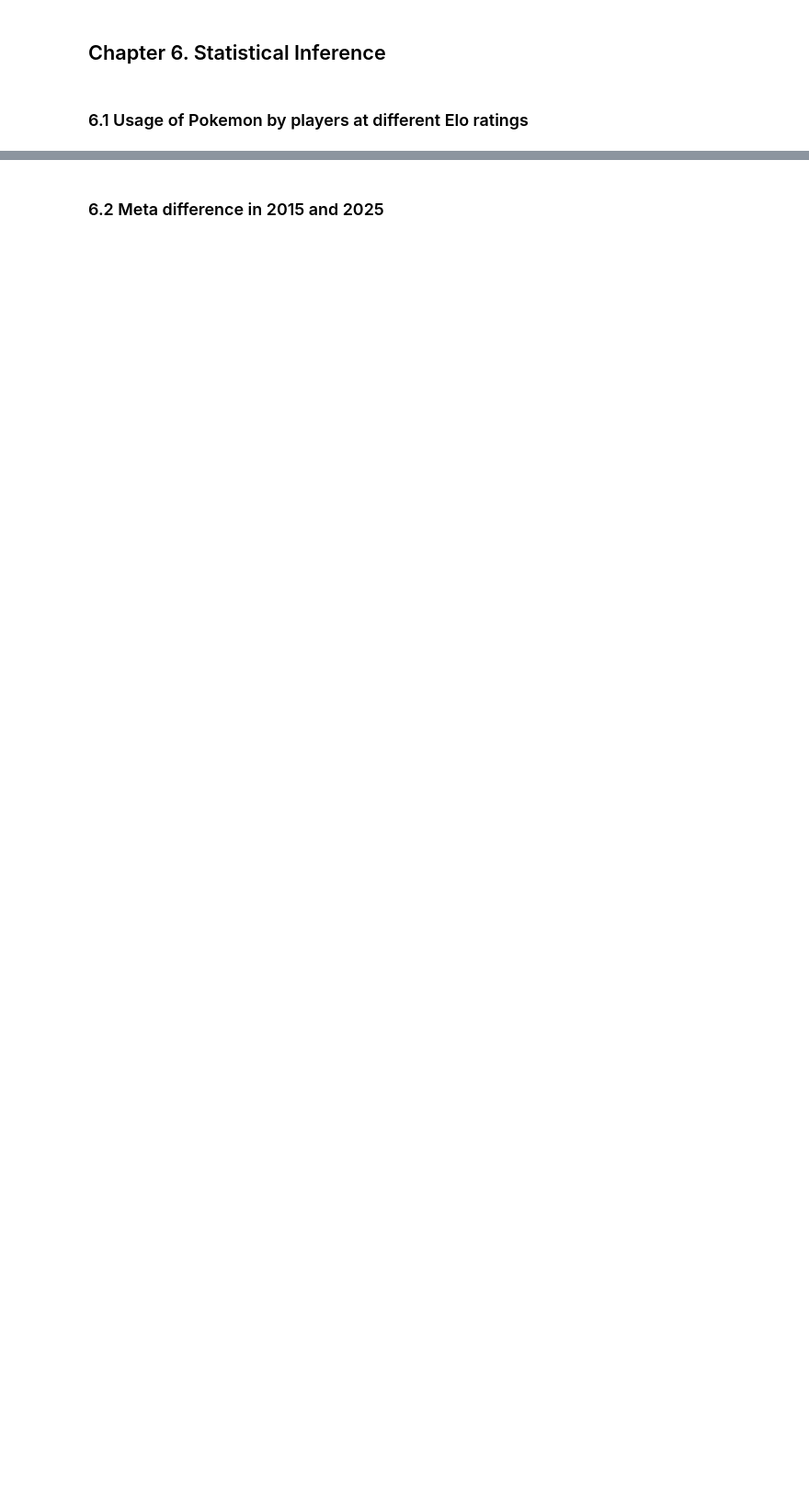
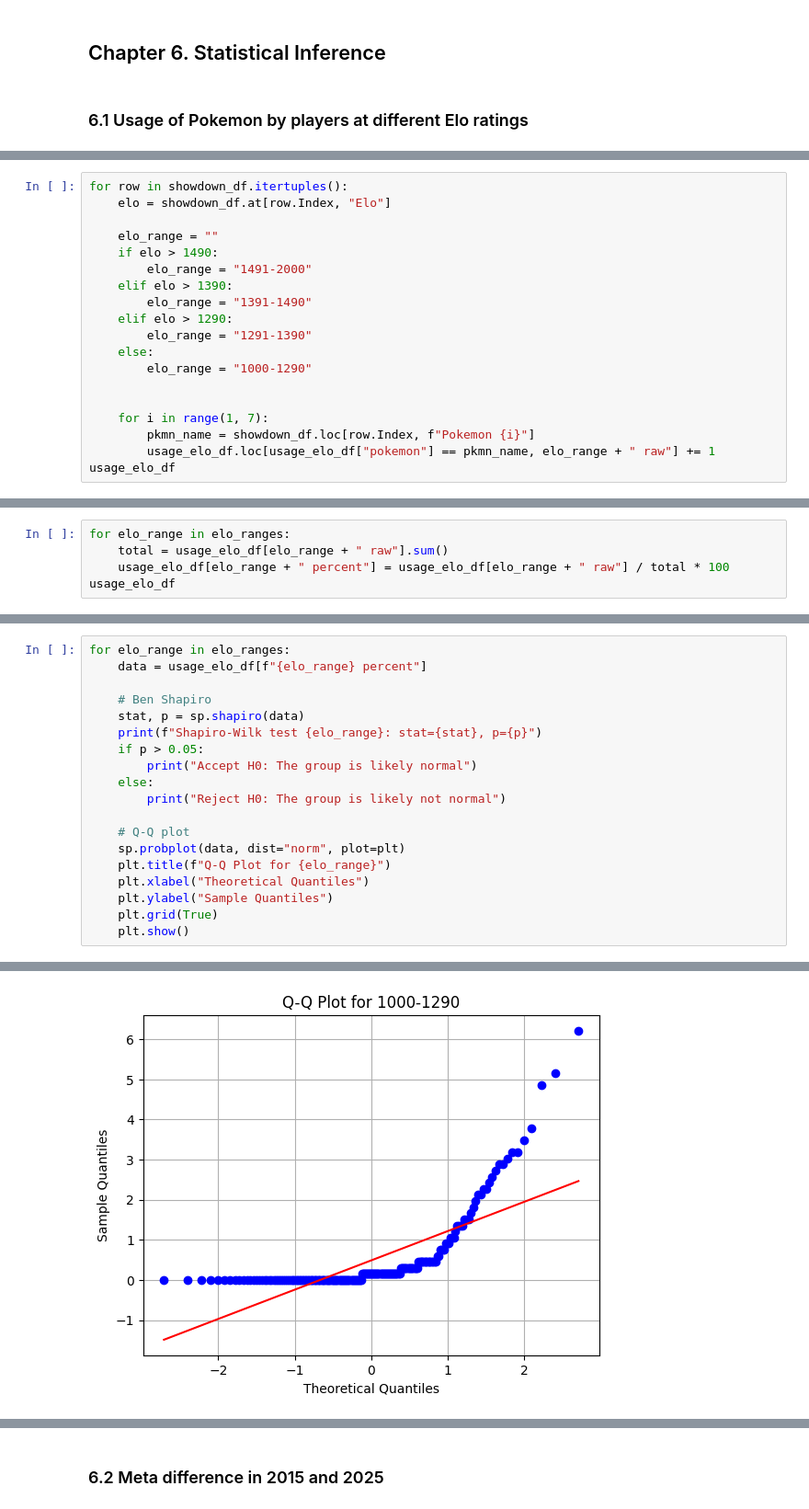
Before and after one commit to jrgo7/csmodel-mco, a Jupyter notebook: phase-2.ipynb, the cells around one changed output, grey strips where cells are left out. Shown at 92% size. Drawn from its saved outputs; the diff is of its cells as text; blank space fills up the shorter version.

Commit message:
feat: Merge Wilcoxon, Kruskal-Wallis, ans Mann-Whitney as well as write some interpretation for Data Mining

```diff
--- a/phase-2.ipynb
+++ b/phase-2.ipynb
@@ -1329,0 +1391,19 @@ KURT HELP !!!!!
+# %%
+for row in showdown_df.itertuples():
+    elo = showdown_df.at[row.Index, "Elo"]
+
+    elo_range = ""
+    if elo > 1490:
+        elo_range = "1491-2000"
+    elif elo > 1390:
+        elo_range = "1391-1490"
+    elif elo > 1290:
+        elo_range = "1291-1390"
+    else:
+        elo_range = "1000-1290"
+
+
+    for i in range(1, 7):
+        pkmn_name = showdown_df.loc[row.Index, f"Pokemon {i}"]
+        usage_elo_df.loc[usage_elo_df["pokemon"] == pkmn_name, elo_range + " raw"] += 1
+usage_elo_df
@@ -1329,0 +1426,5 @@ KURT HELP !!!!!
+# %%
+for elo_range in elo_ranges:
+    total = usage_elo_df[elo_range + " raw"].sum()
+    usage_elo_df[elo_range + " percent"] = usage_elo_df[elo_range + " raw"] / total * 100
+usage_elo_df
@@ -1329,0 +1461,20 @@ KURT HELP !!!!!
+# %%
+for elo_range in elo_ranges:
+    data = usage_elo_df[f"{elo_range} percent"]
+
+    # Ben Shapiro
+    stat, p = sp.shapiro(data)
+    print(f"Shapiro-Wilk test {elo_range}: stat={stat}, p={p}")
+    if p > 0.05:
+        print("Accept H0: The group is likely normal")
+    else:
+        print("Reject H0: The group is likely not normal")
+
+    # Q-Q plot
+    sp.probplot(data, dist="norm", plot=plt)
+    plt.title(f"Q-Q Plot for {elo_range}")
+    plt.xlabel("Theoretical Quantiles")
+    plt.ylabel("Sample Quantiles")
+    plt.grid(True)
+    plt.show()
+# %% [output]
@@ -1329,0 +1483 @@ KURT HELP !!!!!
+[figure, added]
```
Also changed, not shown: parts of 68 cells of this notebook.
